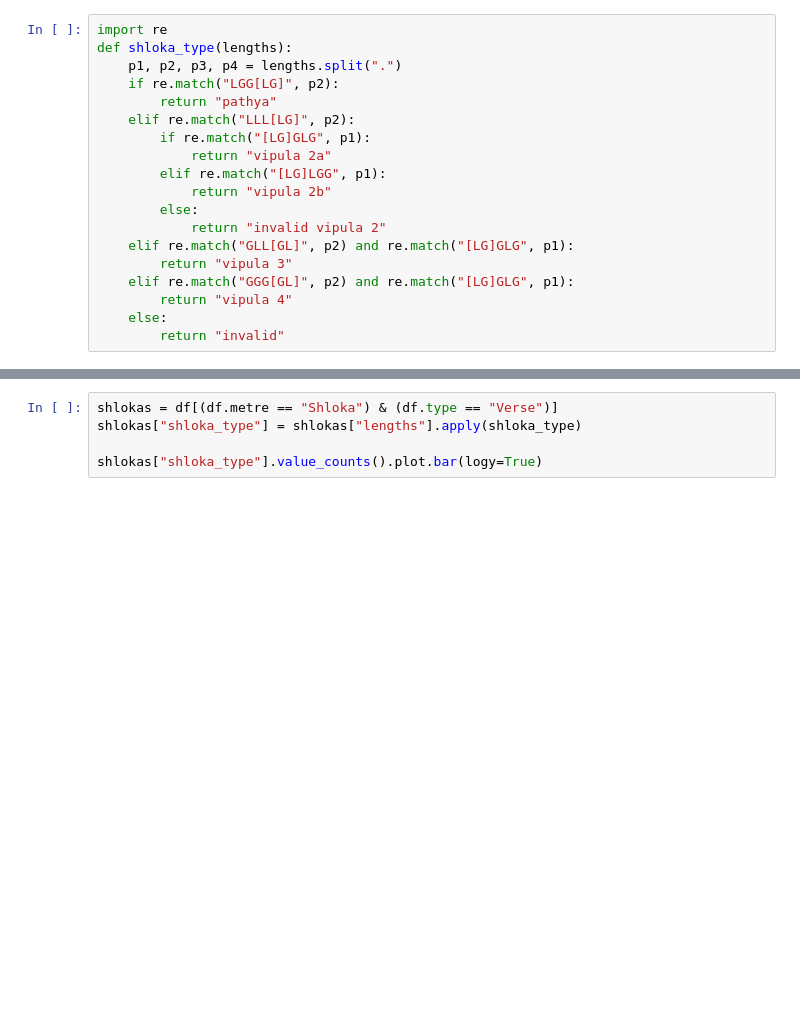
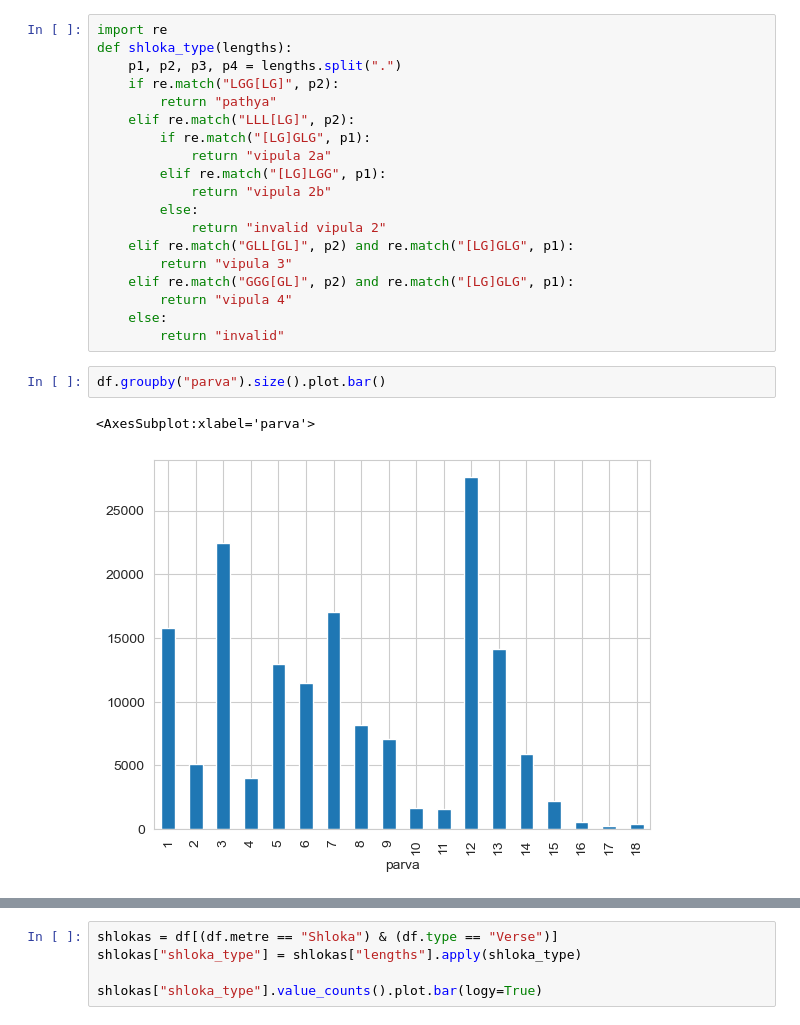
Before and after one commit to kmein/shloka, a Jupyter notebook: shloka-scansion/Shloka.ipynb, the cells around one changed output, grey strips where cells are left out. Saved outputs shown, nothing was run; the diff lists cells and outputs as text; blank space fills up the shorter version.

Commit message:
shloka-scansion: begin research, stats, and group bibliography

```diff
--- a/shloka-scansion/Shloka.ipynb
+++ b/shloka-scansion/Shloka.ipynb
@@ -88,4 +88,9 @@ def shloka_type(lengths):
         return "vipula 4"
     else:
         return "invalid"
+# %%
+df.groupby("parva").size().plot.bar()
+# %% [output]
+<AxesSubplot:xlabel='parva'>
+[figure, added]
 # %%
```
Also changed, not shown: parts of 2 cells of this notebook.
